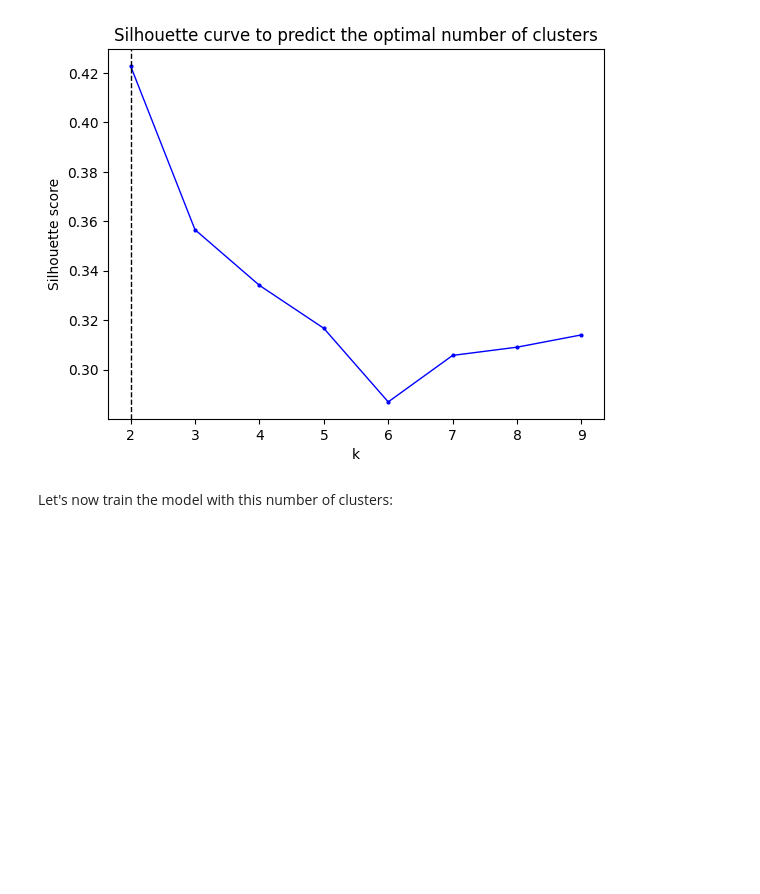
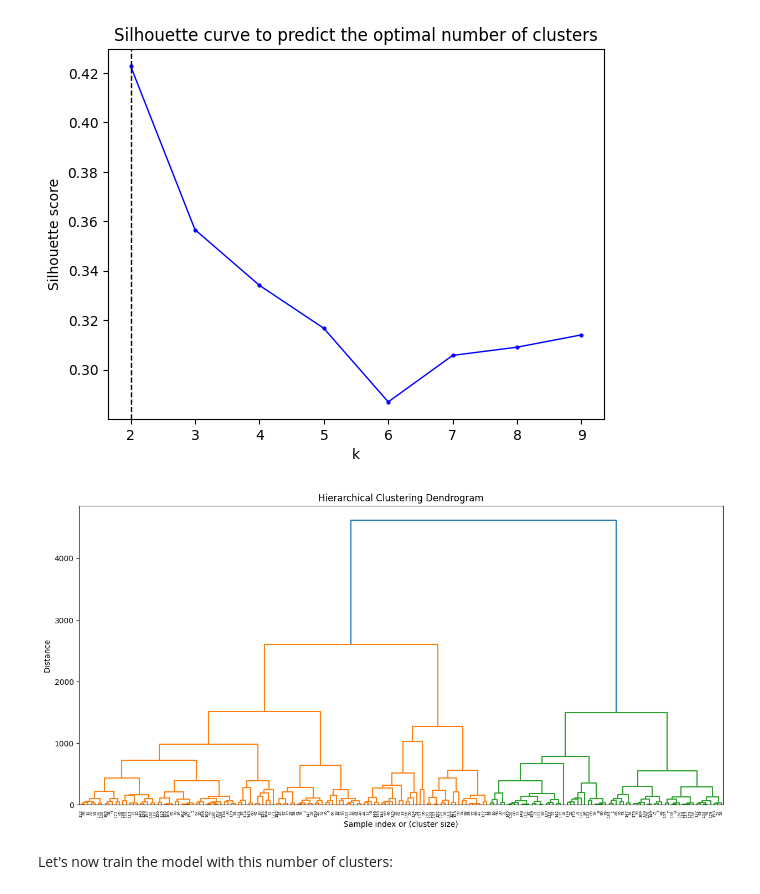
Before and after one commit to Mayra-N-S/CAS_ADS, a Jupyter notebook: Final Project/Assignment/CAS_Final_Project.ipynb, the cells around one changed output. Cells and saved outputs as stored; diff of their text form; code cells hidden in the pictures; blank space fills up the shorter version.

```diff
--- a/Final Project/Assignment/CAS_Final_Project.ipynb
+++ b/Final Project/Assignment/CAS_Final_Project.ipynb
@@ -535,0 +577,17 @@ Silhouette Score: 0.3566125390792128
+# %%
+silhouette_avg = silhouette_score(clustering_df, labels)
+print("Silhouette Score:", silhouette_avg)
+
+
+# Calculate inertia for each cluster
+# We can access the inertia for the entire clustering, but not directly for each cluster from the KMeans object
+# So, we'll calculate it manually for each cluster
+inertia_per_cluster = []
+for i in range(kmeans.n_clusters):
+    cluster_data = clustering_df[y_kmeans == i]
+    inertia = ((cluster_data - kmeans.cluster_centers_[i])**2).sum().sum()
+    inertia_per_cluster.append(inertia)
+
+print("Inertia (WCSS) for each cluster:")
+for i, inertia in enumerate(inertia_per_cluster):
+    print(f"Cluster {i}: {inertia:.2f}")
@@ -685,6 +755,29 @@ plt.axvline(x = k, linewidth = 1, color = 'black', linestyle = '--')
 plt.show()
 # %% [output]
 [figure]
+# %%
+# add a dendogram
+
+# Select the columns you want to use for the dendrogram
+# Make sure to exclude non-numeric columns like 'Condition' and 'Count'
+# Also, ensure the data is imputed or handled for missing values before linking
+dendrogram_data = clustering_df.drop(columns=['Count'])
+
+# Perform hierarchical clustering using Ward's method
+linked = linkage(dendrogram_data, 'ward')
+
+# Plot the dendrogram
+plt.figure(figsize=(15, 7))
+dendrogram(linked,
+            orientation='top',
+            distance_sort='descending',
+            show_leaf_counts=True,)
+plt.title('Hierarchical Clustering Dendrogram')
+plt.xlabel('Sample index or (cluster size)')
+plt.ylabel('Distance')
+plt.show()
+# %% [output]
+[figure, added]
 # %% [markdown]
 Let's now train the model with this number of clusters:
 # %%
```
Also changed, not shown: parts of 15 cells of this notebook.
